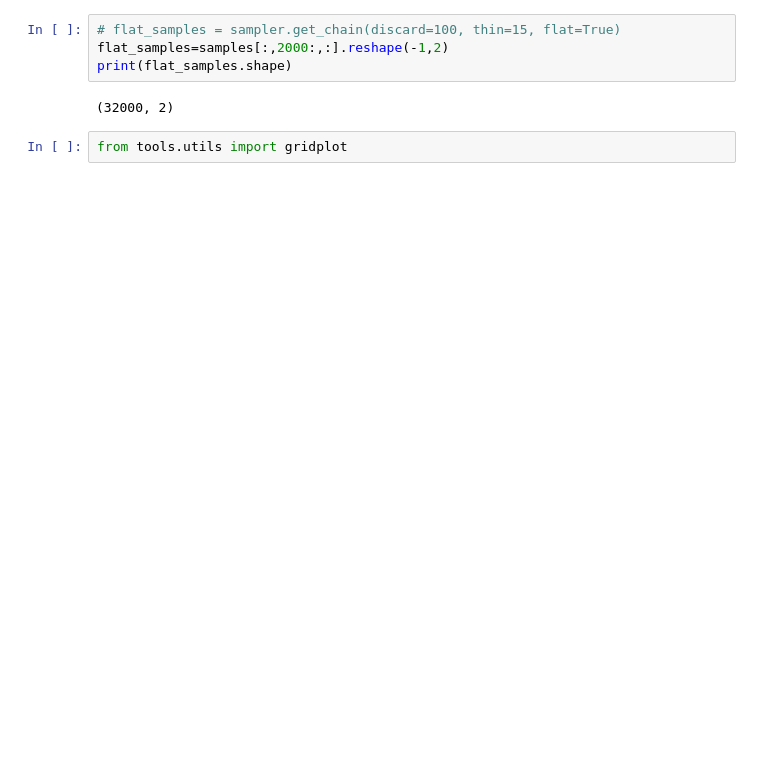
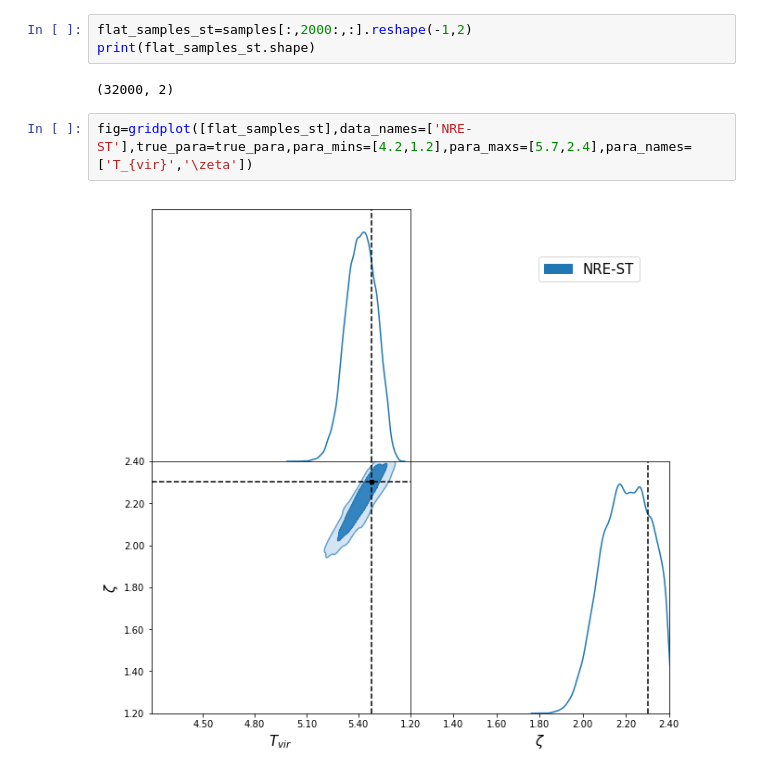
Before and after one commit to suicee/21cmNRE, a Jupyter notebook: Experiments.ipynb, the cells around one changed output. Drawn from its saved outputs; the diff is of its cells as text; blank space fills up the shorter version.

```diff
--- a/Experiments.ipynb
+++ b/Experiments.ipynb
@@ -237,8 +105,9 @@ axes[-1].set_xlabel("step number");
 # %%
-# flat_samples = sampler.get_chain(discard=100, thin=15, flat=True)
-flat_samples=samples[:,2000:,:].reshape(-1,2)
-print(flat_samples.shape)
+flat_samples_st=samples[:,2000:,:].reshape(-1,2)
+print(flat_samples_st.shape)
 # %% [output]
 (32000, 2)
-# %%
-from tools.utils import gridplot
+# %%
+fig=gridplot([flat_samples_st],data_names=['NRE-ST'],true_para=true_para,para_mins=[4.2,1.2],para_maxs=[5.7,2.4],para_names=['T_{vir}','\zeta'])
+# %% [output]
+[figure, added]
```
Also changed, not shown: parts of 19 cells of this notebook, 2 other files.
